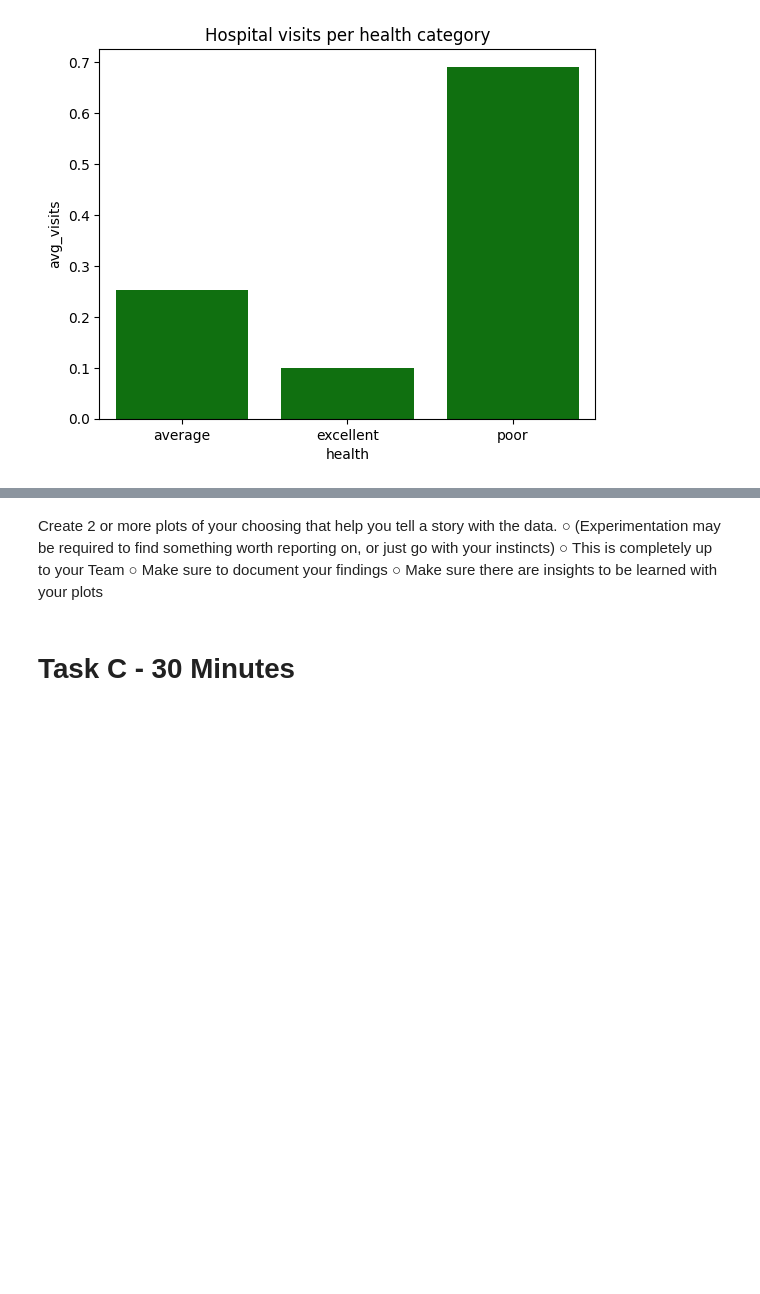
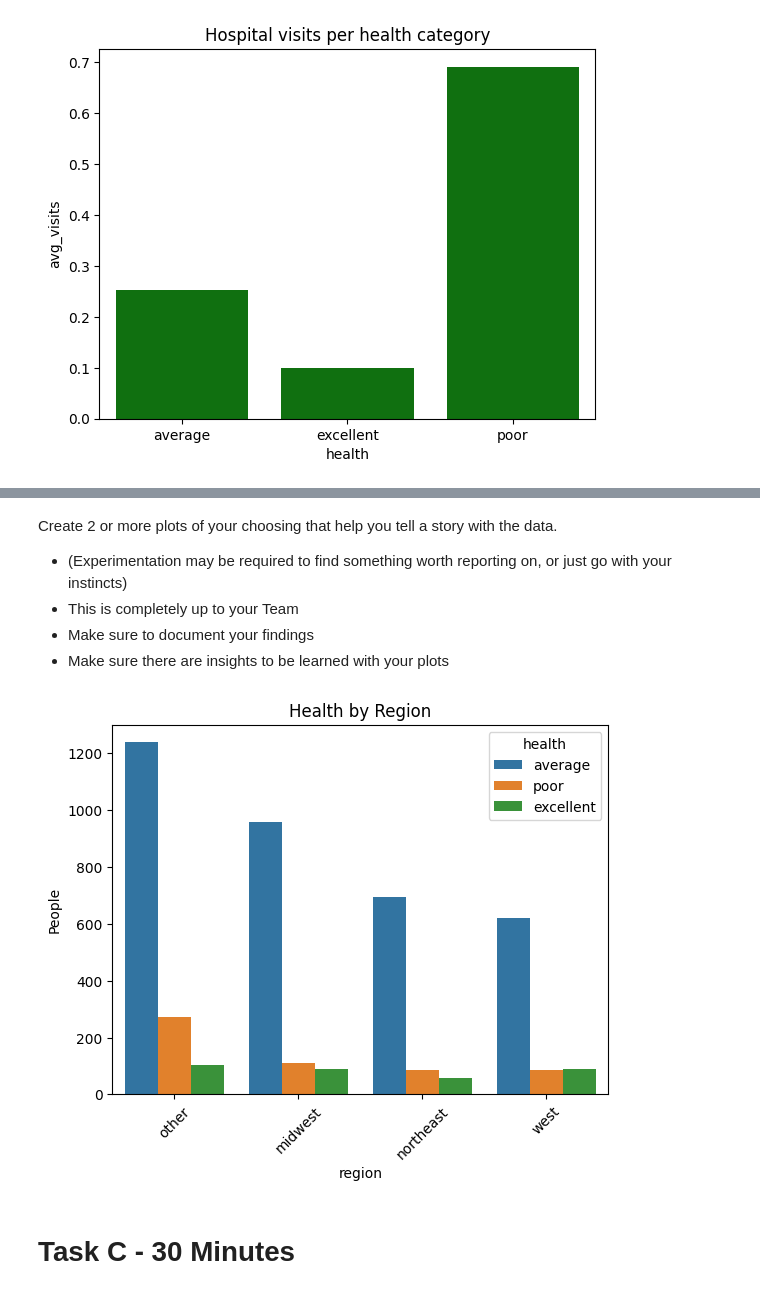
Before and after one commit to ColtonMatthews17/Incremental-Capstone-1, a Jupyter notebook: main.ipynb, the cells around one changed output, grey strips where cells are left out. Saved outputs shown, nothing was run; the diff lists cells and outputs as text; code cells hidden in the pictures; blank space fills up the shorter version.

```diff
--- a/main.ipynb
+++ b/main.ipynb
@@ -278,9 +269,29 @@ Q4                       960            142
 # %% [markdown]
 Create 2 or more plots of your choosing that help you tell a story with the data.
-○ (Experimentation may be required to find something worth reporting on, or just go with your instincts)
-○ This is completely up to your Team
-○ Make sure to document your findings
-○ Make sure there are insights to be learned with your plots
+- (Experimentation may be required to find something worth reporting on, or just go with your instincts)
+- This is completely up to your Team
+- Make sure to document your findings
+- Make sure there are insights to be learned with your plots
+# %%
+# Health vs Region
+sns.countplot(data=hospital_df, x="region", hue="health")
+
+plt.title("Health by Region")
+plt.ylabel("People")
+plt.xticks(rotation=45)
+plt.show()
+
+sns.barplot(data=hospital_df_df, x="region", y="percent", hue="health_state")
+plt.title("Percentage of Health States by Region")
+plt.ylabel("Percent")
+plt.xticks(rotation=45)
+plt.show()
+
+# Age vs
+
+#
+# %% [output]
+[figure, added]
 # %% [markdown]
 # Task C - 30 Minutes
 # %% [markdown]
```
Also changed, not shown: parts of 5 cells of this notebook.
